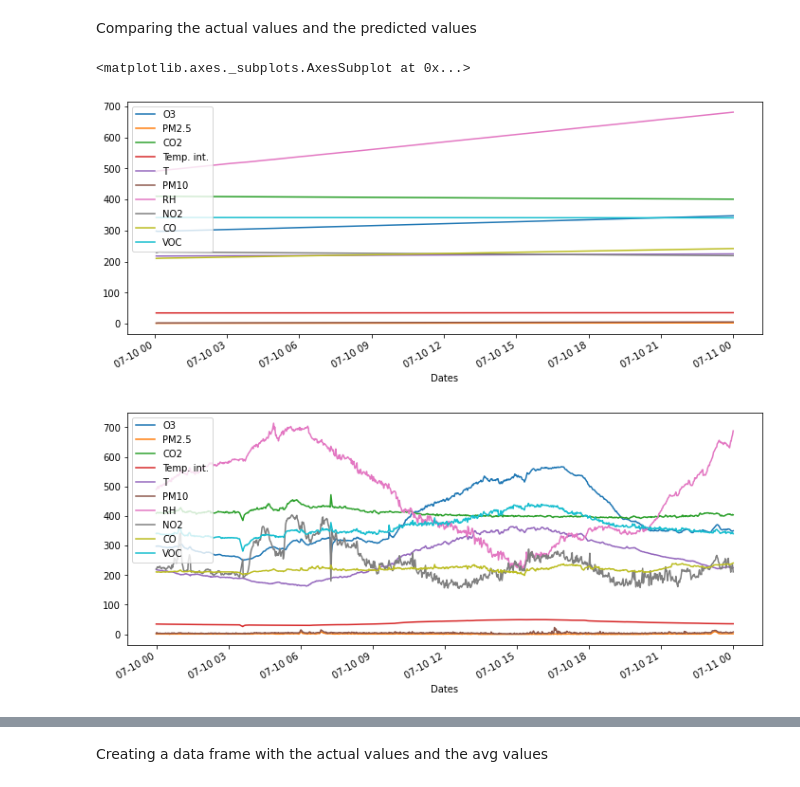
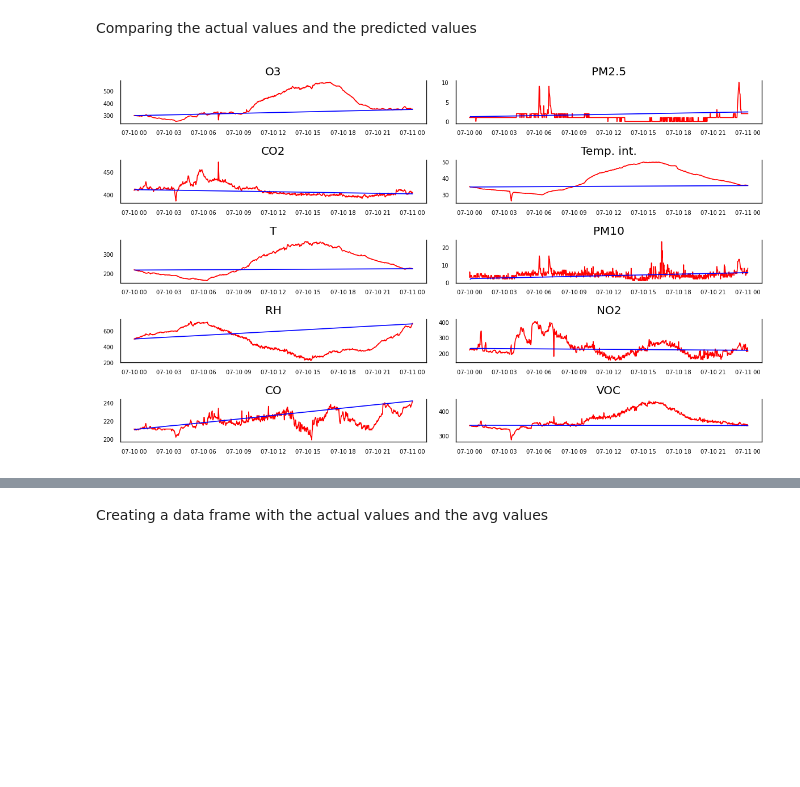
Before and after one commit to marcochisci/Anomaly_detection, a Jupyter notebook: One_Day_Anomaly_Detection.ipynb, the cells around one changed output, grey strips where cells are left out. Saved outputs shown, nothing was run; the diff lists cells and outputs as text; code cells hidden in the pictures; blank space fills up the shorter version.

```diff
--- a/One_Day_Anomaly_Detection.ipynb
+++ b/One_Day_Anomaly_Detection.ipynb
@@ -293,7 +433,7 @@ df_forecast = pd.DataFrame(forecast, index=df_copy.index[-(len(df_copy)-selected
 # %% [markdown]
 Reverting the differencing
 # %%
-df_train= df_copy[0:-(len(df_copy)-selected_lag)]
+df_tra= df_copy[0:-(len(df_copy)-selected_lag)]
 def invert_transformation(df_train, df_forecast, second_diff=False):
     """Revert back the differencing to get the forecast to original scale."""
     df_fc = df_forecast.copy()
@@ -305,7 +445,7 @@ def invert_transformation(df_train, df_forecast, second_diff=False):
         # Roll back 1st Diff
         df_fc[str(col)] = df_train[col].iloc[-1] + df_fc[str(col)].cumsum()
     return df_fc
-pred = invert_transformation(df_train, df_forecast, second_diff=False)
+pred = invert_transformation(df_tra, df_forecast, second_diff=False)
 display(pred)
 # %% [output]
 |  | O3 | PM2.5 | CO2 | Temp. int. | T | PM10 | RH | NO2 | CO | VOC |
@@ -381,0 +625,18 @@ anomalies
+# %%
+input_a =int(input("Type the number of the anomaly you want to display:"))
+index_no = results.columns.get_loc('Predictions')
+cnt=0
+i=0
+while(i<len(results)):
+  if(results.iloc[[i],[index_no]].values == 1):
+    cnt=cnt+1
+    j=i+1
+    while(results.iloc[[j],[index_no]].values == 1):
+      j=j+1
+    if(input_a == cnt):
+      tmp=results.iloc[i - 3 : j + 2]
+      display(tmp)
+      i=len(results+1)
+    i=j
+  else:
+    i=i+1
@@ -382,9 +653,25 @@ anomalies
 # %% [markdown]
 Comparing the actual values and the predicted values
-# %%
-pred.plot(figsize=(12,5),legend=True)
-df_copy.plot(figsize=(12,5),legend=True)
-# %% [output]
-<matplotlib.axes._subplots.AxesSubplot at 0x...>
-[figure, removed]
-[figure, removed]
+# %%
+import pandas as pd
+import numpy as np
+import matplotlib.pyplot as plt
+%matplotlib inline
+
+# Plot
+fig, axes = plt.subplots(nrows=5, ncols=2, dpi=120, figsize=(10,6))
+for i, ax in enumerate(axes.flatten()):
+    data_1 = df_copy[df.columns[i]]
+    data_pred=pred[pred.columns[i]]
+    ax.plot(data_1, color='red', linewidth=1)
+    ax.plot(data_pred, color='blue', linewidth=1)
+    # Decorations
+    ax.set_title(df.columns[i])
+    ax.xaxis.set_ticks_position('none')
+    ax.yaxis.set_ticks_position('none')
+    ax.spines["top"].set_alpha(0)
+    ax.tick_params(labelsize=6)
+
+plt.tight_layout();
+# %% [output]
+[figure, added]
```
Also changed, not shown: parts of 41 cells of this notebook.
